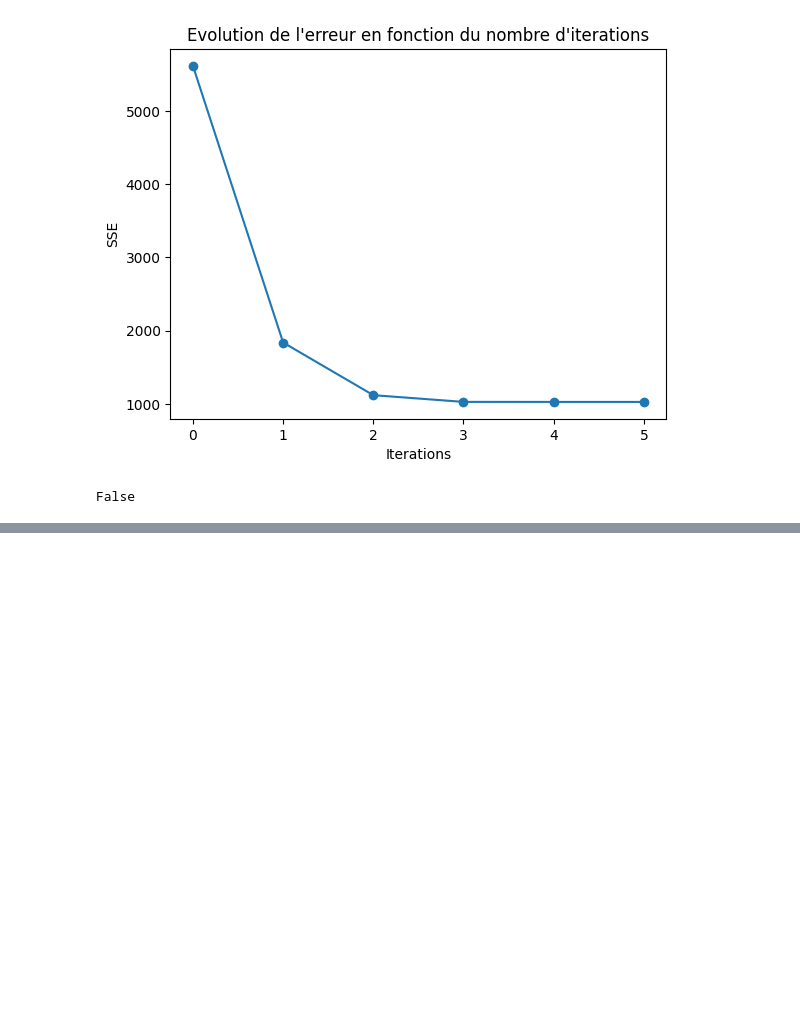
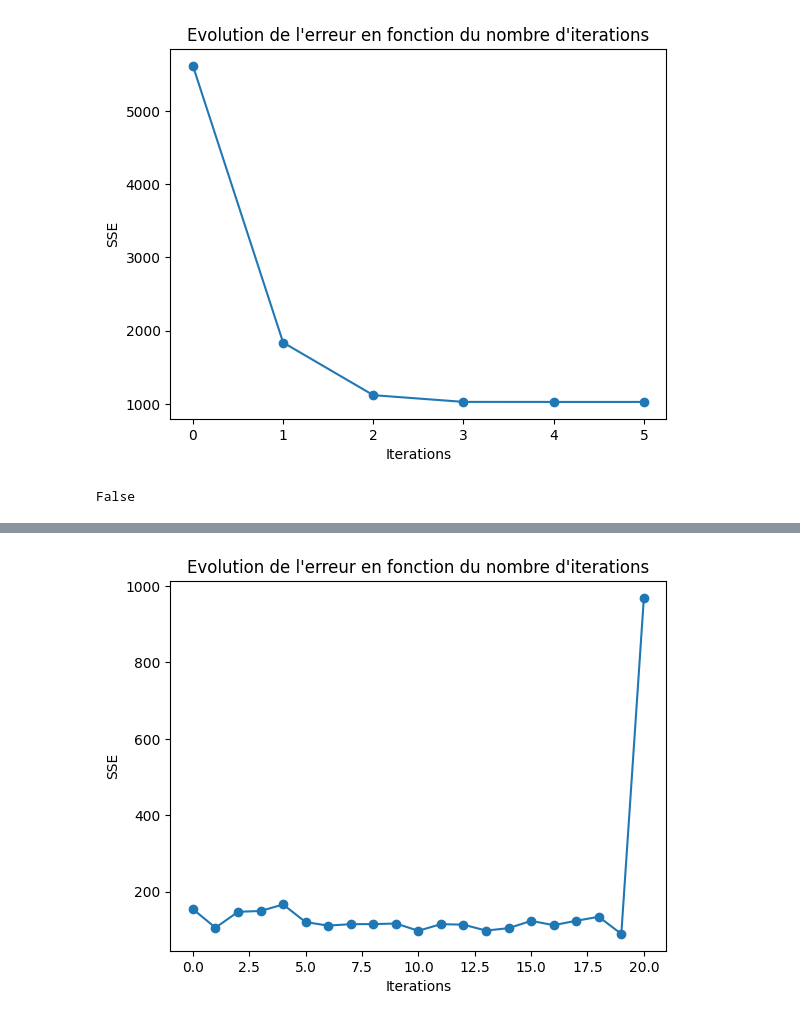
Before and after one commit to clement-gh/Big-data, a Jupyter notebook: projet_1&2ok.ipynb, the cells around one changed output, grey strips where cells are left out. Cells and saved outputs as stored; diff of their text form; code cells hidden in the pictures; blank space fills up the shorter version.

```diff
--- a/projet_1&2ok.ipynb
+++ b/projet_1&2ok.ipynb
@@ -174,3 +188,63 @@ Convergence atteinte à l'itération 5
 check_cluster_membership(h['centers_history'][0][0], h['centers_history'][0], compute_clusters(h['centers_history'][0], dataset))
 # %% [output]
 False
+# %%
+
+def kmeans_mini_batch(data, k, num_it, batch_size, learning_rate, centers=None):
+    centers_history = []
+    sse_history = []
+
+    # Initialisation des centres
+    if centers is None:
+        centers = initialize_centers(data, k)
+
+    for i in range(num_it):
+        centers_history.append(np.array(centers))
+
+        # Randomly select a mini-batch
+        batch_indices = np.random.choice(len(data), batch_size, replace=False)
+        batch_data = data[batch_indices]
+
+        # Attribution des clusters
+        clusters = compute_clusters(centers, batch_data)
+
+        # Calcul du SSE
+        sse = sse_error(centers, batch_data)
+        sse_history.append(sse)
+
+        # Mise à jour des centres en utilisant le mini-batch
+        new_centers = []
+        for cluster_id in range(k):
+            cluster_points = np.array([batch_data[j] for j in range(len(batch_data)) if clusters[j] == cluster_id])
+            if len(cluster_points) > 0:
+                new_center = centers[cluster_id] + learning_rate * (np.mean(cluster_points, axis=0) - centers[cluster_id])
+                new_centers.append(new_center)
+            else:
+                new_centers.append(centers[cluster_id])
+
+        centers = new_centers
+
+        print(f"Iteration {i+1}")
+        # Visualize the clusters (you need to implement this function)
+        visualize_clustersDim(data, np.array(centers))
+
+    # Dernière mise à jour des centres et SSE
+    clusters = compute_clusters(centers, data)
+    sse = sse_error(centers, data)
+    centers_history.append(np.array(centers))
+    sse_history.append(sse)
+
+    # Affichage de l'évolution de l'erreur en fonction du nombre d'itérations
+    plt.plot(range(i+2), sse_history, marker='o')
+    plt.xlabel('Iterations')
+    plt.ylabel('SSE')
+    plt.title('Evolution de l\'erreur en fonction du nombre d\'iterations')
+    plt.show()
+
+    # Retourne l'historique des centres et l'historique de SSE
+    history = {'centers_history': centers_history, 'sse_history': sse_history}
+    return history
+
+
+h = kmeans_mini_batch(dataset, nb_of_clusters, 50, batch_size=50, learning_rate=0.1)
+# %% [output]
@@ -176,0 +271 @@ False
+[figure, added]
```
Also changed, not shown: parts of 6 cells of this notebook.
